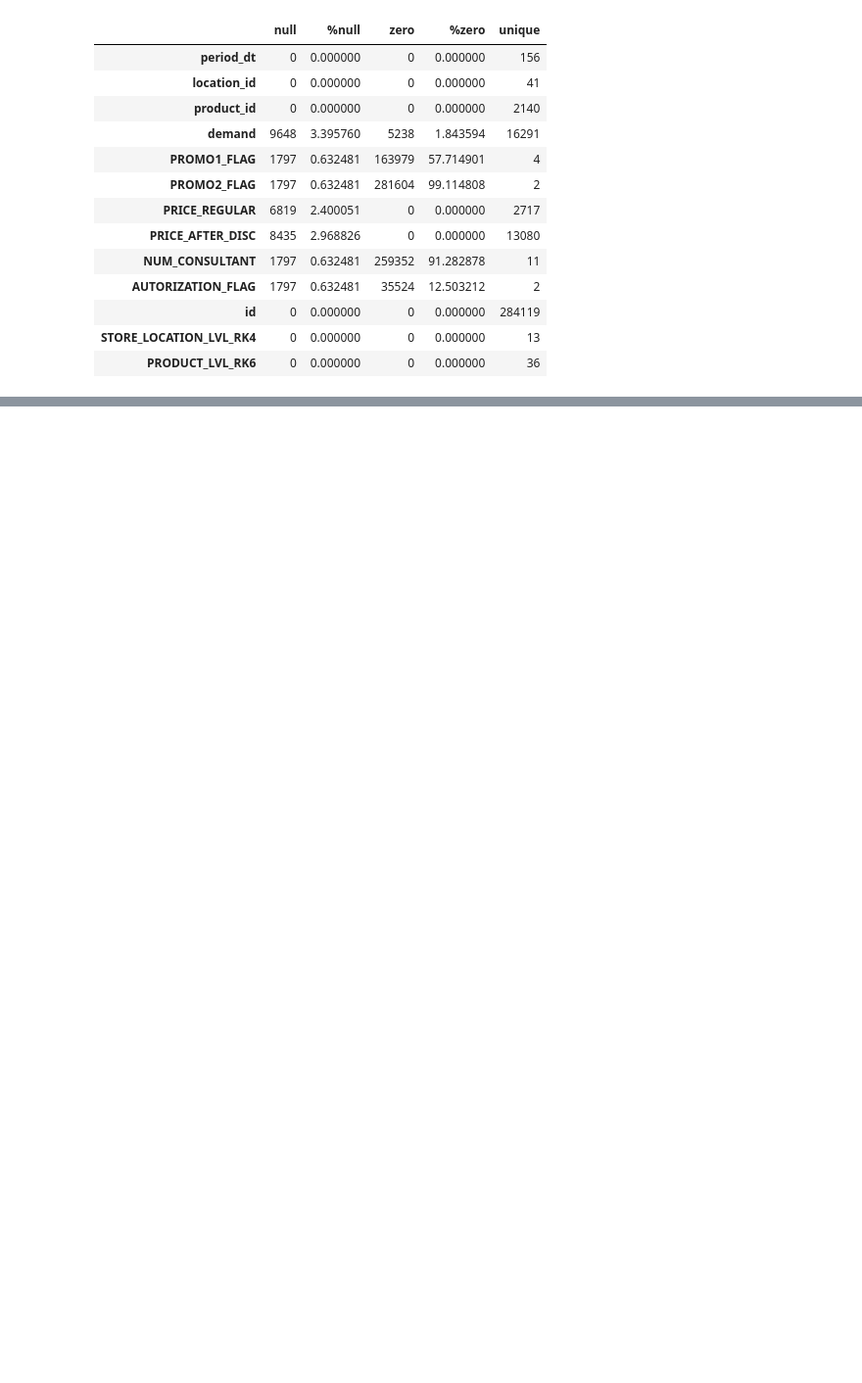
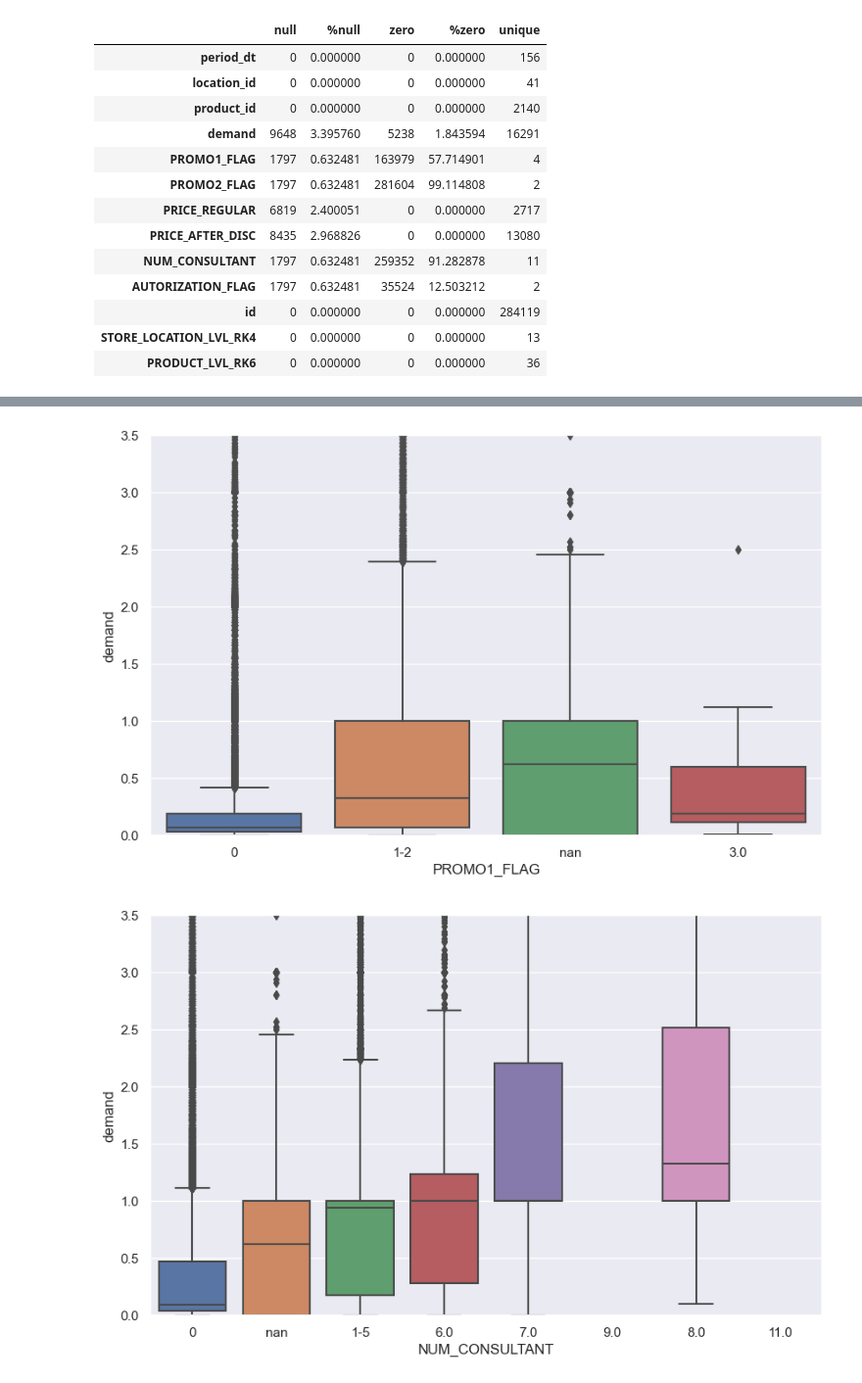
Before and after one commit to tane-superior/retail-demand-forecast, a Jupyter notebook: proj.ipynb, the cells around one changed output, grey strips where cells are left out. Shown at 98% size. Cells and saved outputs as stored; diff of their text form; code cells hidden in the pictures; blank space fills up the shorter version.

```diff
--- a/proj.ipynb
+++ b/proj.ipynb
@@ -371,3 +371,14 @@ for col in qualitative:
 [figure]
 [figure]
 [figure]
+# %%
+binned = filtered_merged4.copy()
+
+binned['PROMO1_FLAG'] = filtered_merged4['PROMO1_FLAG'].apply(lambda x: '0' if x == 0 else ('1-2' if x == 1 or x == 2 else str(x)))
+binned['NUM_CONSULTANT'] = filtered_merged4['NUM_CONSULTANT'].apply(lambda x: '0' if x == 0 else ('1-5' if x >= 1 and x <= 5 else str(x)))
+
+for col in ['PROMO1_FLAG', 'NUM_CONSULTANT']:
+    quick_boxplot(binned, col, 'demand', ylim=3.5)
+# %% [output]
+[figure, added]
+[figure, added]
```
Also changed, not shown: parts of 26 cells of this notebook.
